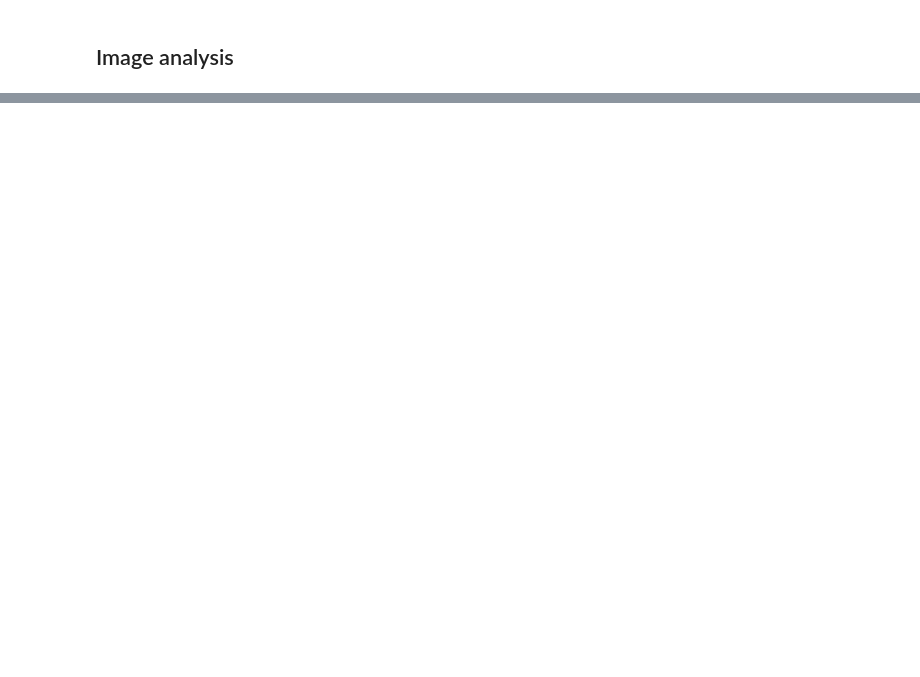
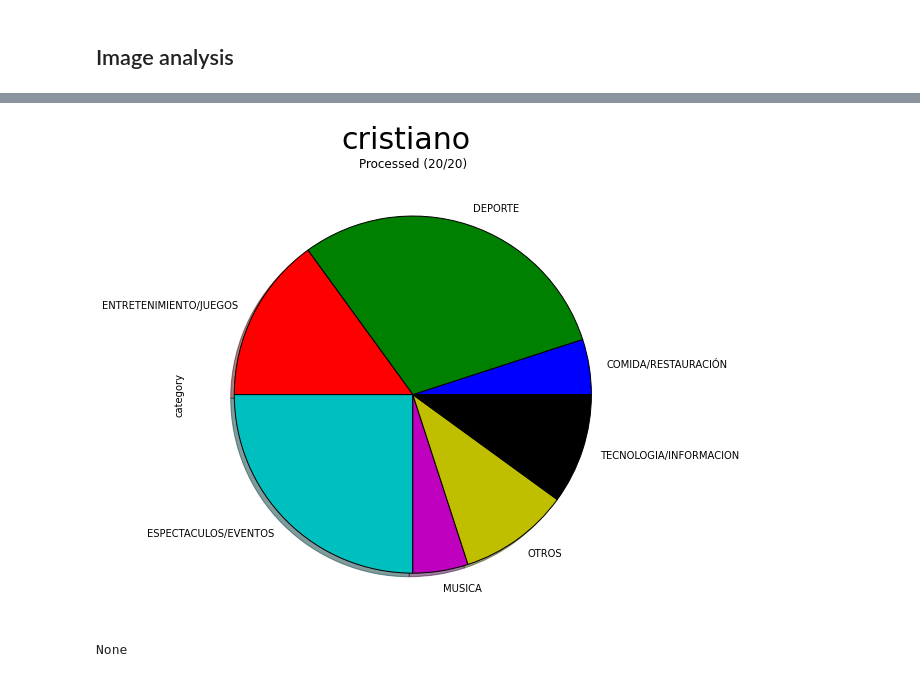
Before and after one commit to beeva-marianmoldovan/beeva-notebooks, a Jupyter notebook: IMGS_Instagram/poc_instagram.ipynb, the cells around one changed output, grey strips where cells are left out. Drawn from its saved outputs; the diff is of its cells as text; code cells hidden in the pictures; blank space fills up the shorter version.

```diff
--- a/IMGS_Instagram/poc_instagram.ipynb
+++ b/IMGS_Instagram/poc_instagram.ipynb
@@ -62,14 +71,0 @@ def analyze_image(item):
-# %%
-from ipy_progressbar import ProgressBar
-
-tags = []
-#N = len(urlpics)
-N = 10
-
-pb = ProgressBar(N, title='Processed pictures', key='outer')
-for i in pb:
-    tags.append(analyze_image(urlpics[i]))
-
-import pandas as pd
-df = pd.DataFrame(tags)
-df.head(10)
@@ -89 +74,21 @@ df.head(10)
+# %%
+from pylab import *
+%matplotlib inline
+from IPython import display
+import pandas as pd
+
+def plot_results(tags, k, N):
+    df = pd.DataFrame(tags)
+    df['category'] = df.tags.map(categories)
+
+    myserie = df.head(k).groupby(['category']).category.count()
+    axes(aspect=1)
+    myserie.plot(kind='pie', figsize=(8, 8), shadow=True)
+
+    suptitle(user, fontsize=30)
+    title("Processed (%i/%i)" %(k,N))
+
+    display.clear_output()
+    display.display(show())
+    return
 # %% [markdown]
@@ -125,0 +96,4 @@ title(user,  {'fontsize': 30})
+# %%
+urlpics = browser_user_instagram(user)
+N = len(urlpics)
+N = 20
@@ -125,0 +121,10 @@ title(user,  {'fontsize': 30})
+# %%
+tags = []
+for i in range(N):
+    tags.append(analyze_image(urlpics[i]))
+    plot_results(tags, i, N)
+
+plot_results(tags, N, N)
+# %% [output]
+[figure, added]
+None
```
Also changed, not shown: parts of 18 cells of this notebook.
